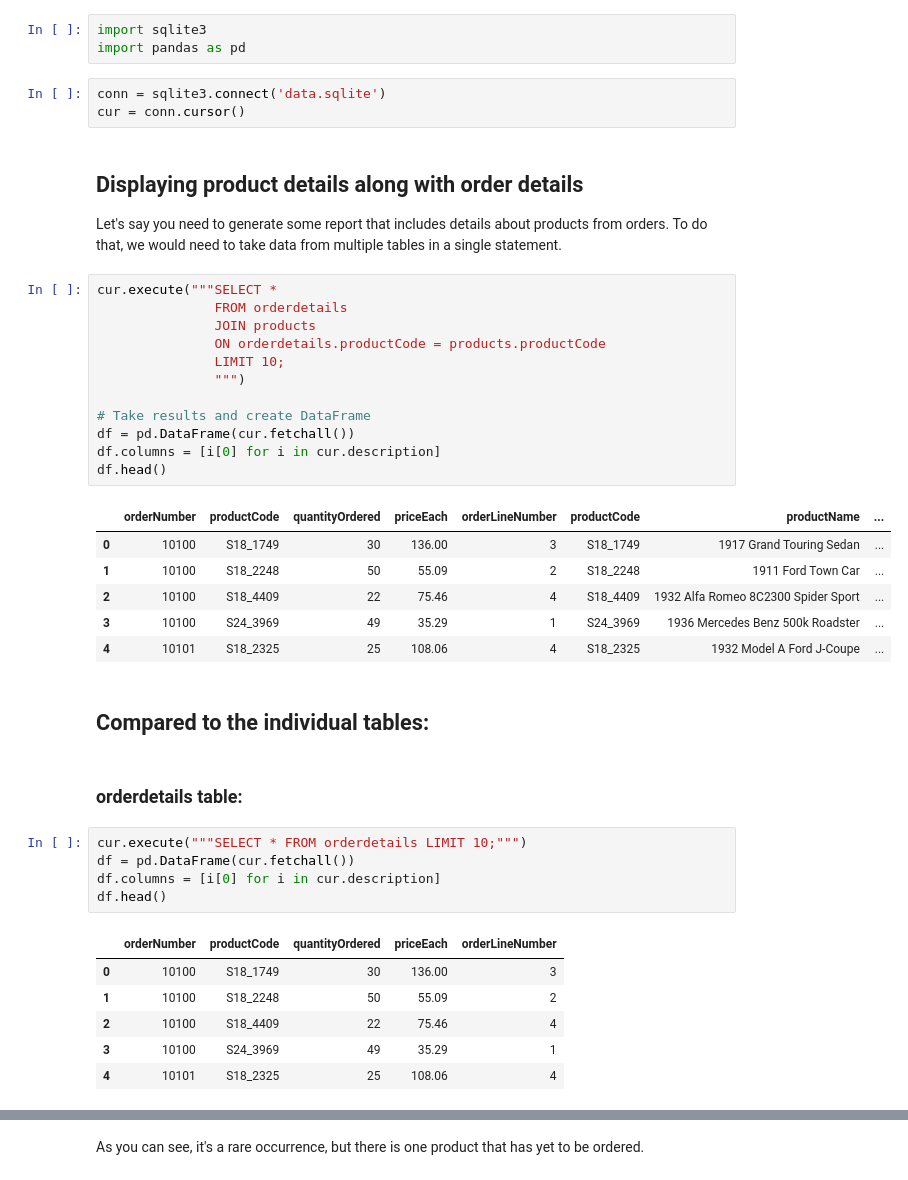
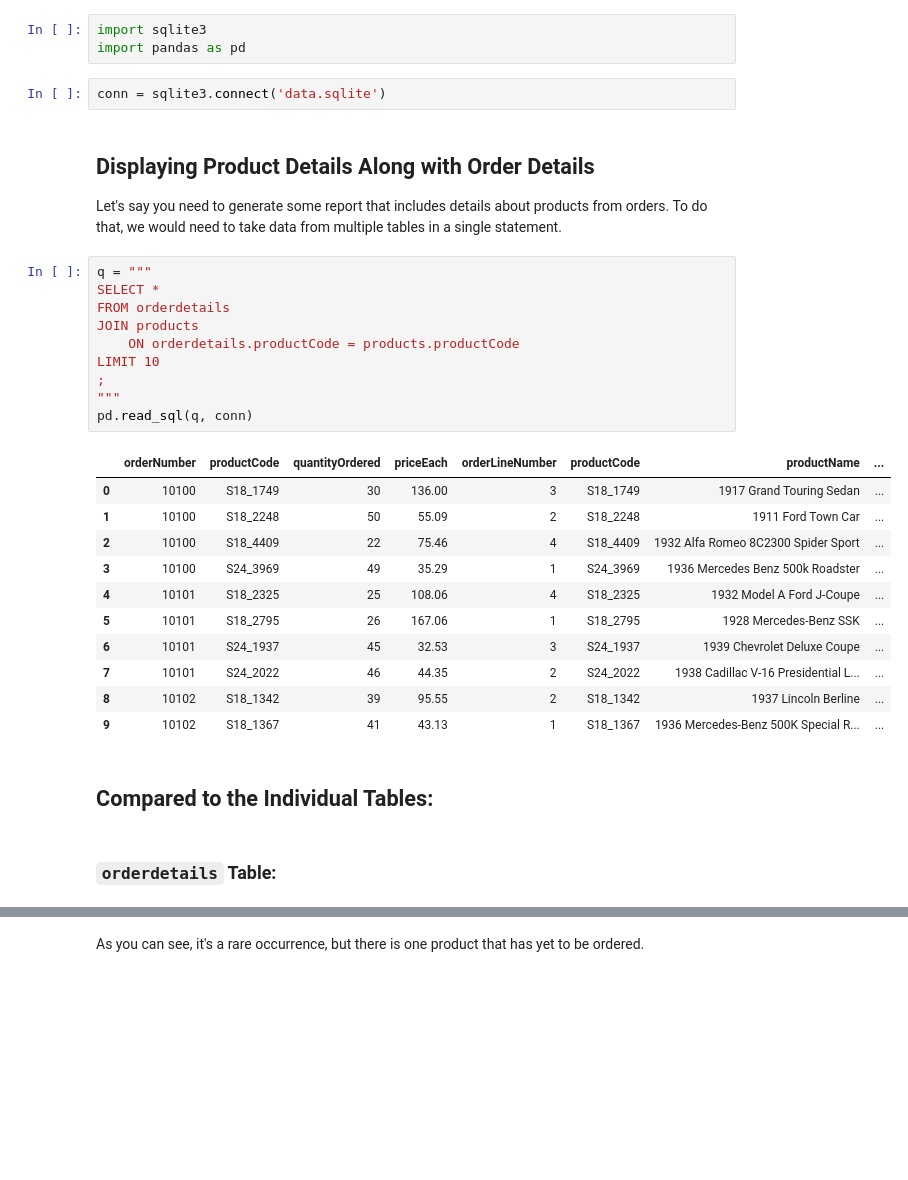
Before and after one commit to learn-co-curriculum/dsc-join-statements, a Jupyter notebook: index.ipynb, the cells around one changed output, grey strips where cells are left out. Drawn from its saved outputs; the diff is of its cells as text; blank space fills up the shorter version.

```diff
--- a/index.ipynb
+++ b/index.ipynb
@@ -28,43 +28,33 @@ import sqlite3
 import pandas as pd
 # %%
 conn = sqlite3.connect('data.sqlite')
-cur = conn.cursor()
 # %% [markdown]
-## Displaying product details along with order details
+## Displaying Product Details Along with Order Details
 
 Let's say you need to generate some report that includes details about products from orders. To do that, we would need to take data from multiple tables in a single statement.
 # %%
-cur.execute("""SELECT *
-               FROM orderdetails
-               JOIN products
-               ON orderdetails.productCode = products.productCode
-               LIMIT 10;
-               """)
-
-# Take results and create DataFrame
-df = pd.DataFrame(cur.fetchall())
-df.columns = [i[0] for i in cur.description]
-df.head()
+q = """
+SELECT *
+FROM orderdetails
+JOIN products
+    ON orderdetails.productCode = products.productCode
+LIMIT 10
+;
+"""
+pd.read_sql(q, conn)
 # %% [output]
 |  | orderNumber | productCode | quantityOrdered | priceEach | orderLineNumber | productCode | productName | ... |
 | 0 | 10100 | S18_1749 | 30 | 136.00 | 3 | S18_1749 | 1917 Grand Touring Sedan | ... |
 | 1 | 10100 | S18_2248 | 50 | 55.09 | 2 | S18_2248 | 1911 Ford Town Car | ... |
 | 2 | 10100 | S18_4409 | 22 | 75.46 | 4 | S18_4409 | 1932 Alfa Romeo 8C2300 Spider Sport | ... |
 | 3 | 10100 | S24_3969 | 49 | 35.29 | 1 | S24_3969 | 1936 Mercedes Benz 500k Roadster | ... |
 | 4 | 10101 | S18_2325 | 25 | 108.06 | 4 | S18_2325 | 1932 Model A Ford J-Coupe | ... |
+| 5 | 10101 | S18_2795 | 26 | 167.06 | 1 | S18_2795 | 1928 Mercedes-Benz SSK | ... |
+| 6 | 10101 | S24_1937 | 45 | 32.53 | 3 | S24_1937 | 1939 Chevrolet Deluxe Coupe | ... |
+| 7 | 10101 | S24_2022 | 46 | 44.35 | 2 | S24_2022 | 1938 Cadillac V-16 Presidential L... | ... |
+| 8 | 10102 | S18_1342 | 39 | 95.55 | 2 | S18_1342 | 1937 Lincoln Berline | ... |
+| 9 | 10102 | S18_1367 | 41 | 43.13 | 1 | S18_1367 | 1936 Mercedes-Benz 500K Special R... | ... |
 # %% [markdown]
-## Compared to the individual tables:
+## Compared to the Individual Tables:
 # %% [markdown]
-### orderdetails table:
+### `orderdetails` Table:
-# %%
-cur.execute("""SELECT * FROM orderdetails LIMIT 10;""")
-df = pd.DataFrame(cur.fetchall())
-df.columns = [i[0] for i in cur.description]
-df.head()
-# %% [output]
-|  | orderNumber | productCode | quantityOrdered | priceEach | orderLineNumber |
-| 0 | 10100 | S18_1749 | 30 | 136.00 | 3 |
-| 1 | 10100 | S18_2248 | 50 | 55.09 | 2 |
-| 2 | 10100 | S18_4409 | 22 | 75.46 | 4 |
-| 3 | 10100 | S24_3969 | 49 | 35.29 | 1 |
-| 4 | 10101 | S18_2325 | 25 | 108.06 | 4 |
```
Also changed, not shown: parts of 17 cells of this notebook, 1 other file.
